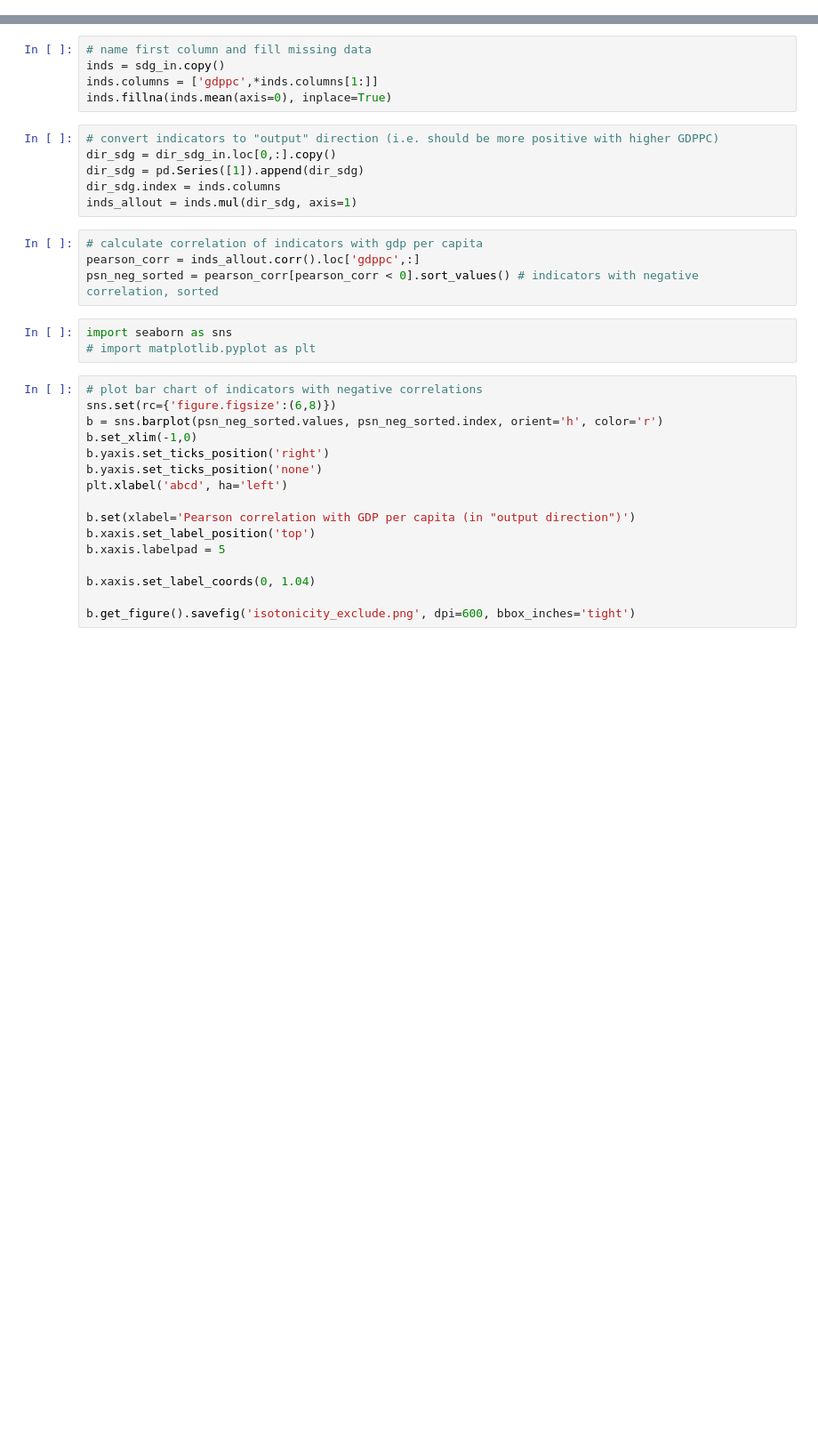
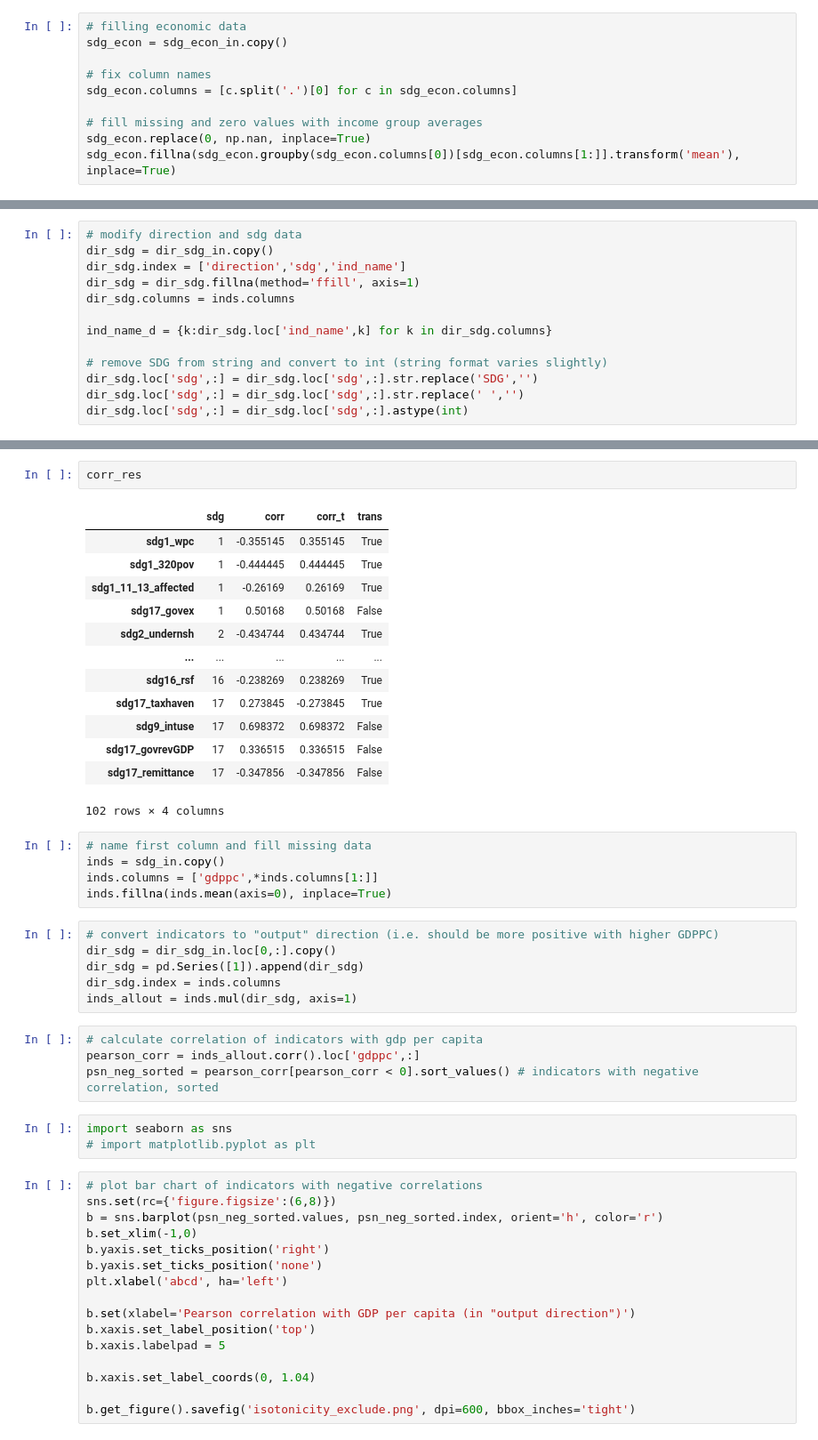
Before and after one commit to emcmd/sdg-dea, a Jupyter notebook: isotonicity.ipynb, the cells around one changed output, grey strips where cells are left out. Shown at 89% size. Saved outputs shown, nothing was run; the diff lists cells and outputs as text; blank space fills up the shorter version.

```diff
--- a/isotonicity.ipynb
+++ b/isotonicity.ipynb
@@ -19,0 +72,10 @@ dir_sdg_in = pd.read_excel('SDG-DEA_indicators_V3_20200428.xlsx',
+# %%
+# filling economic data
+sdg_econ = sdg_econ_in.copy()
+
+# fix column names
+sdg_econ.columns = [c.split('.')[0] for c in sdg_econ.columns]
+
+# fill missing and zero values with income group averages
+sdg_econ.replace(0, np.nan, inplace=True)
+sdg_econ.fillna(sdg_econ.groupby(sdg_econ.columns[0])[sdg_econ.columns[1:]].transform('mean'), inplace=True)
@@ -19,0 +101,13 @@ dir_sdg_in = pd.read_excel('SDG-DEA_indicators_V3_20200428.xlsx',
+# %%
+# modify direction and sdg data
+dir_sdg = dir_sdg_in.copy()
+dir_sdg.index = ['direction','sdg','ind_name']
+dir_sdg = dir_sdg.fillna(method='ffill', axis=1)
+dir_sdg.columns = inds.columns
+
+ind_name_d = {k:dir_sdg.loc['ind_name',k] for k in dir_sdg.columns}
+
+# remove SDG from string and convert to int (string format varies slightly)
+dir_sdg.loc['sdg',:] = dir_sdg.loc['sdg',:].str.replace('SDG','')
+dir_sdg.loc['sdg',:] = dir_sdg.loc['sdg',:].str.replace(' ','')
+dir_sdg.loc['sdg',:] = dir_sdg.loc['sdg',:].astype(int)
@@ -20,3 +182,19 @@ dir_sdg_in = pd.read_excel('SDG-DEA_indicators_V3_20200428.xlsx',
+# %%
+corr_res
+# %% [output]
+|  | sdg | corr | corr_t | trans |
+| sdg1_wpc | 1 | -0.355145 | 0.355145 | True |
+| sdg1_320pov | 1 | -0.444445 | 0.444445 | True |
+| sdg1_11_13_affected | 1 | -0.26169 | 0.26169 | True |
+| sdg17_govex | 1 | 0.50168 | 0.50168 | False |
+| sdg2_undernsh | 2 | -0.434744 | 0.434744 | True |
+| ... | ... | ... | ... | ... |
+| sdg16_rsf | 16 | -0.238269 | 0.238269 | True |
+| sdg17_taxhaven | 17 | 0.273845 | -0.273845 | True |
+| sdg9_intuse | 17 | 0.698372 | 0.698372 | False |
+| sdg17_govrevGDP | 17 | 0.336515 | 0.336515 | False |
+| sdg17_remittance | 17 | -0.347856 | -0.347856 | False |
+102 rows × 4 columns
 # %%
 # name first column and fill missing data
 inds = sdg_in.copy()
```
Also changed, not shown: parts of 10 cells of this notebook.
